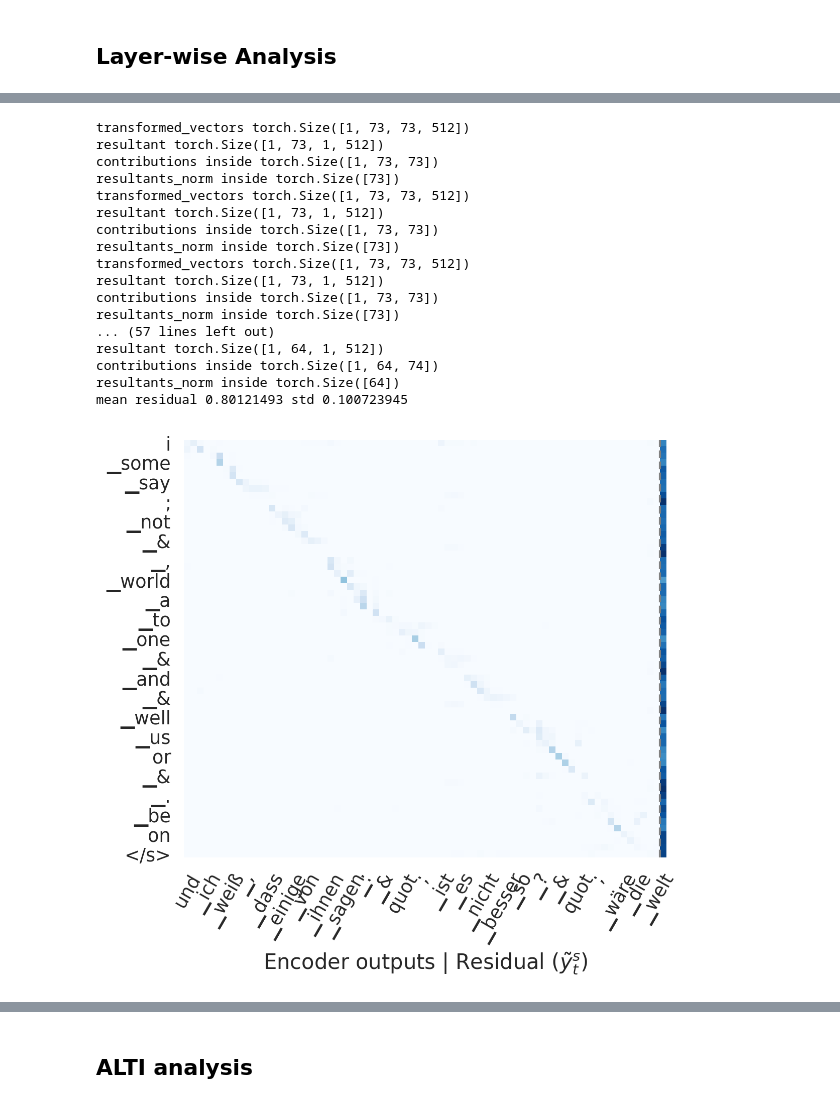
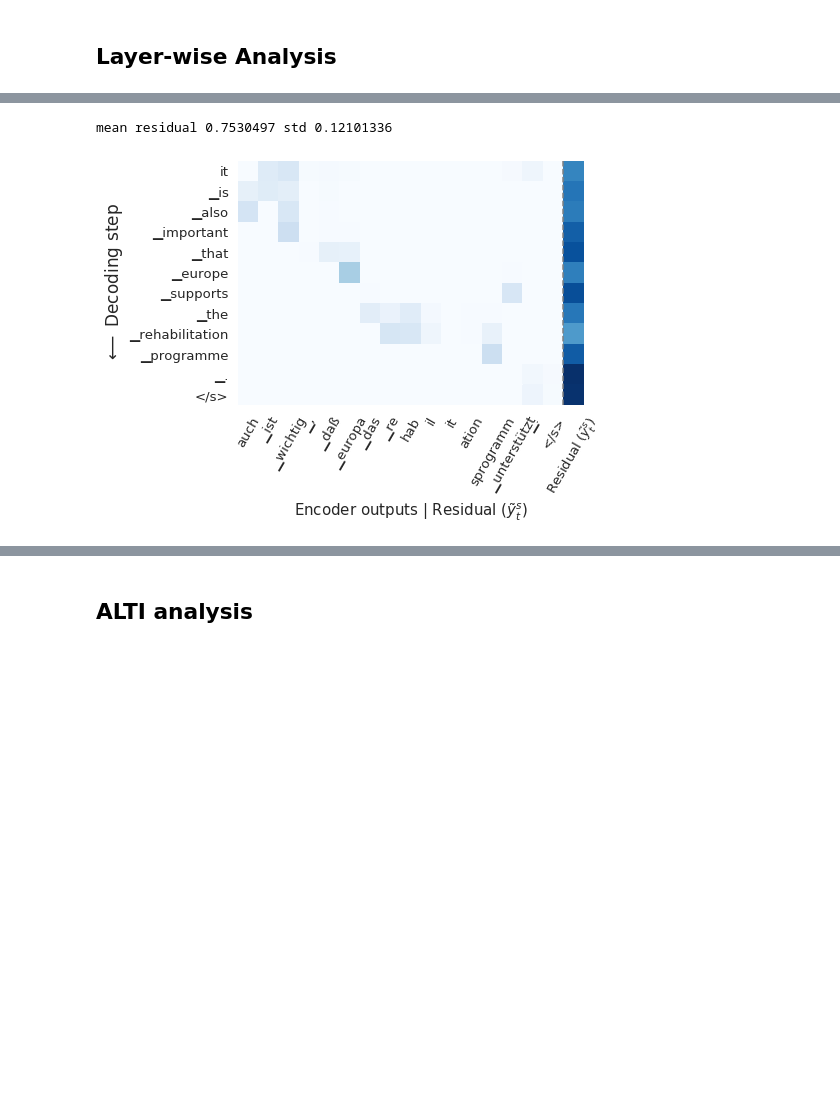
Before and after one commit to mt-upc/transformer-contributions-nmt, a Jupyter notebook: nmt_interpretability.ipynb, the cells around one changed output, grey strips where cells are left out. Drawn from its saved outputs; the diff is of its cells as text; code cells hidden in the pictures; blank space fills up the shorter version.

```diff
--- a/nmt_interpretability.ipynb
+++ b/nmt_interpretability.ipynb
@@ -61,8 +64,15 @@ NUM_LAYERS = 6
 # Get sample from provided test data
 
 if data_sample == 'generate':
-    i = 368  # 0, 1 28, 45, 148 (pred_tok vs tgt_tok), 178, 16 (Hallucination), 421 (Hallucination)
+    # index in dataset
+    i = 29
 
-    src_sent, src_tok, src_tensor, tgt_sent, tgt_tok, tgt_tensor = hub.get_sample('test', i)
+    sample = hub.get_sample('test', i)
+
+    src_tensor = sample['src_tensor']
+    tgt_tensor = sample['tgt_tensor']
+    src_tok = sample['src_tok']
+    src_sent = sample['src_sent']
+    tgt_sent = sample['tgt_sent']
     print(f"\nSource sentence: \t {src_sent}")
     print(f"Target sentence: \t {tgt_sent}")
@@ -150,16 +120,14 @@ if teacher_forcing:
 # %%
 if not teacher_forcing:
     tgt_tensor_free = []
-    prefix_tokens = ['▁unk']
-    # eos_id = hub.task.tgt_dict.eos_index # EOS token index
-    # prefix_tokens = torch.tensor([eos_id] + [hub.tgt_dict.index(t) for t in prefix_tokens])
-
-    prefix_tokens = torch.tensor([[3]]).to('cuda')
-    inference_step_args={'prefix_tokens': prefix_tokens}
+    # Add tokens to prefix_tokens to force decoding with initial tokens
+    # We use token id = 3 (unk) to generate hallucinations
+    # prefix_tokens = torch.tensor([[3]]).to('cuda')
+    # inference_step_args={'prefix_tokens': prefix_tokens}
     inference_step_args = None
 
     print("\n\nBEAM SEARCH\n")
-    for pred in hub.generate(src_tensor, 1, inference_step_args = inference_step_args):
+    for pred in hub.generate(src_tensor, beam=1, inference_step_args = inference_step_args):
         tgt_tensor_free.append(pred['tokens'])
         pred_sent = hub.decode(pred['tokens'], hub.task.tgt_dict, as_string=True)
         score = pred['score'].item()
@@ -168,6 +136,8 @@ if not teacher_forcing:
     hypo = 0 # first hypothesis
     tgt_tensor = tgt_tensor_free[hypo]
 
+    pred_tok = hub.decode(pred['tokens'], hub.task.tgt_dict, as_string=False)
+
     # We add eos token at the beginning of sentence and delete it from the end
     tgt_tensor = torch.cat([torch.tensor([hub.task.tgt_dict.eos_index]).to(tgt_tensor.device),
                     tgt_tensor[:-1]
@@ -175,15 +145,16 @@ if not teacher_forcing:
     tgt_tok = hub.decode(tgt_tensor, hub.task.tgt_dict, as_string=False)
     target_sentence = tgt_tok
     source_sentence = src_tok
+    predicted_sentence = pred_tok
 
-    model_output, log_probs, encoder_out, layer_inputs, layer_outputs = hub.trace_forward(src_tensor, tgt_tensor)
+    # model_output, log_probs, encoder_out, layer_inputs, layer_outputs = hub.trace_forward(src_tensor, tgt_tensor)
 
-    print(f"\n\nGREEDY DECODING with hypothesis {hypo+1}\n")
-    pred_log_probs, pred_tensor = torch.max(log_probs, dim=-1)
-    pred_tok = hub.decode(pred_tensor, hub.task.tgt_dict)
-    pred_sent = hub.decode(pred_tensor, hub.task.tgt_dict, as_string=True)
-    print(f"Predicted sentence: \t {pred_sent}")
-    predicted_sentence = pred_tok
+    # print(f"\n\nGREEDY DECODING with hypothesis {hypo+1}\n")
+    # pred_log_probs, pred_tensor = torch.max(log_probs, dim=-1)
+    # pred_tok = hub.decode(pred_tensor, hub.task.tgt_dict)
+    # pred_sent = hub.decode(pred_tensor, hub.task.tgt_dict, as_string=True)
+    # print(f"Predicted sentence: \t {pred_sent}")
+    # predicted_sentence = pred_tok
 # %% [output]
 BEAM SEARCH
 
@@ -243,43 +183,28 @@ plt.xticks(rotation=60);
 # %%
 layer = 4
 
 cross_attn_contributions = torch.squeeze(hub.get_contributions(src_tensor, tgt_tensor, 'l1', norm_mode='min_sum')['decoder.encoder_attn'])
 cross_attn_contributions = cross_attn_contributions.detach().cpu().numpy()
-plt.figure(figsize=(6.2,6.2),dpi=200)
+plt.figure(figsize=(6.2,6.2))
 
 df = pd.DataFrame(cross_attn_contributions[layer],columns=source_sentence + ['</s>'] + ['Residual'],index=predicted_sentence + ['</s>'])
 sns.set(font_scale=1.2)
 #sns.heatmap(df,xticklabels = ['']*(len(src_tok)+1) + ['Residual'], cmap="Blues",square=True,cbar=False)
 s = sns.heatmap(df, cmap="Blues",square=True,cbar=False)
 s.set_xlabel(r'Encoder outputs | Residual $(\tilde{y}^{s}_{t})$', fontsize=15)
-#s.set_ylabel('Prediction at step (t)', fontsize=14)
+s.set_ylabel('$\longleftarrow$ Decoding step', fontsize=17)
+
 
 plt.tick_params(axis='both', which='major', labelbottom = True, bottom=False, top = False, labeltop=False);
 plt.xticks(ticks = plt.gca().get_xticks(), labels=source_sentence + ['</s>'] + [r'Residual $(\tilde{y}^{s}_{t})$'], rotation=60)
 # for i, xtick in enumerate(plt.gca().get_xticklabels()):
 #     plt.gca().get_xticklabels()[i].set_color(green_color)
 #plt.gca().get_xticklabels()[-1].set_color(red_color)
 plt.axvline(x = len(source_sentence)+0.98, lw=1.5, linestyle = '--', color = 'grey')# ymin = 0, ymax = 15
 
 #plt.title('Contributions')
 
 print('mean residual',df['Residual'].mean(), 'std', df['Residual'].std())
 # %% [output]
-transformed_vectors torch.Size([1, 73, 73, 512])
-resultant torch.Size([1, 73, 1, 512])
-contributions inside torch.Size([1, 73, 73])
-resultants_norm inside torch.Size([73])
-transformed_vectors torch.Size([1, 73, 73, 512])
-resultant torch.Size([1, 73, 1, 512])
-contributions inside torch.Size([1, 73, 73])
-resultants_norm inside torch.Size([73])
-transformed_vectors torch.Size([1, 73, 73, 512])
-resultant torch.Size([1, 73, 1, 512])
-contributions inside torch.Size([1, 73, 73])
-resultants_norm inside torch.Size([73])
-... (57 lines left out)
-resultant torch.Size([1, 64, 1, 512])
-contributions inside torch.Size([1, 64, 74])
-resultants_norm inside torch.Size([64])
-mean residual 0.80121493 std 0.100723945
+mean residual 0.7530497 std 0.12101336
-[figure, old version]
+[figure, new version]
```
Also changed, not shown: parts of 35 cells of this notebook, 8 other files.
